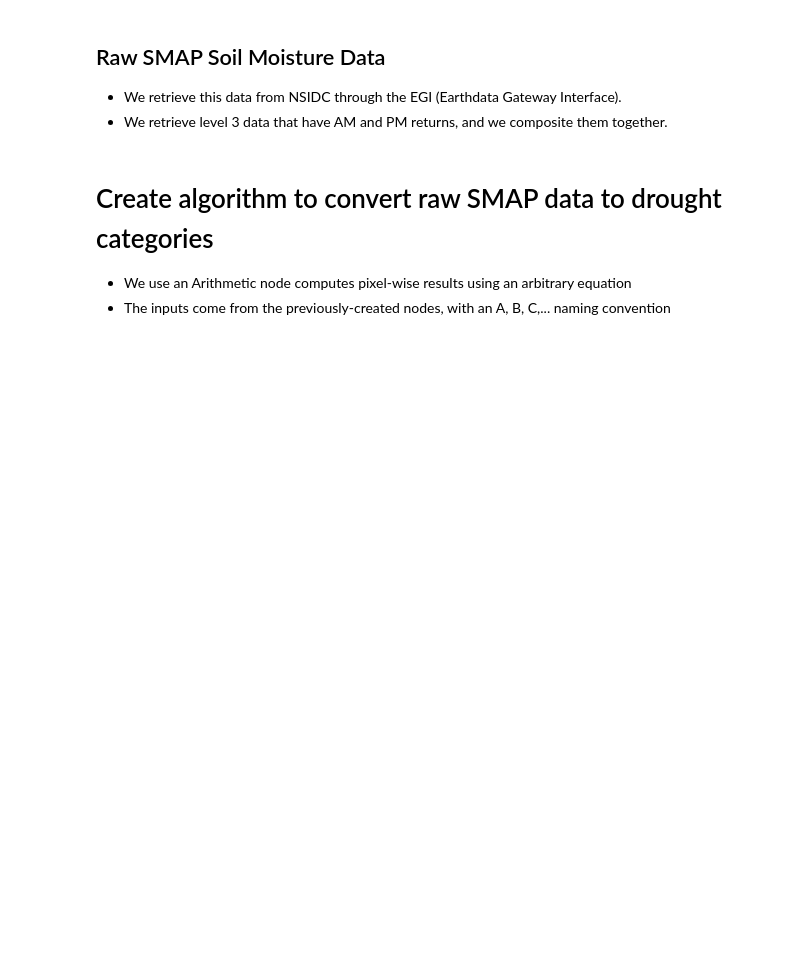
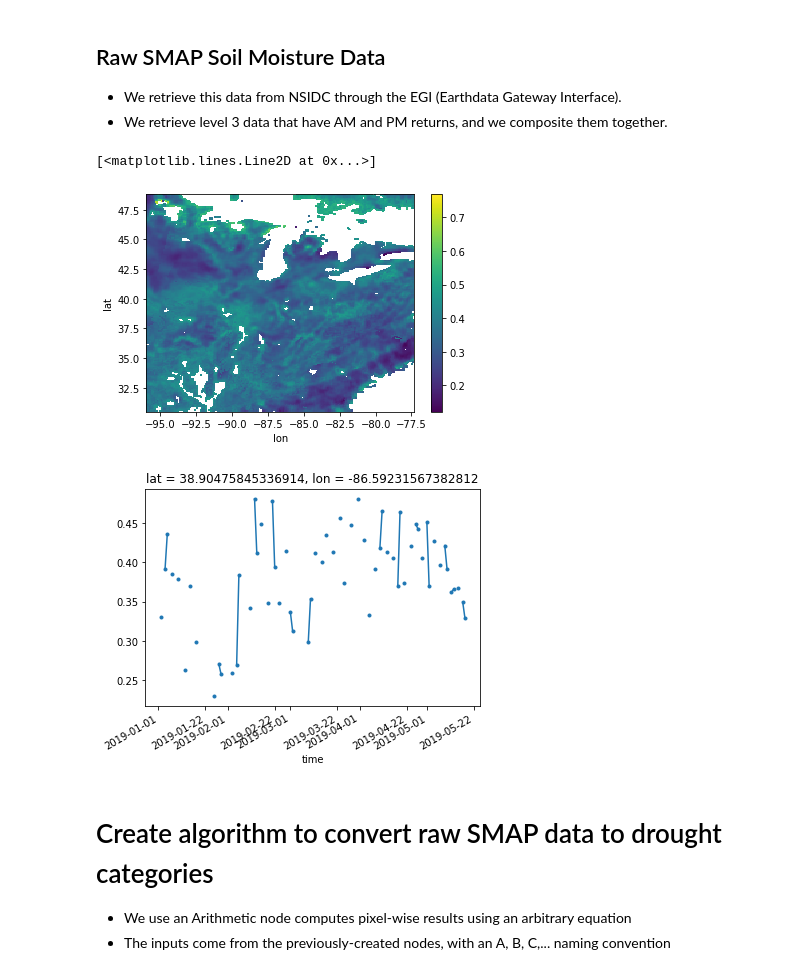
Before and after one commit to creare-com/podpac-drought-monitor, a Jupyter notebook: notebooks/new/Drought-Monitor-Pipeline.ipynb, the cells around one changed output. Drawn from its saved outputs; the diff is of its cells as text; code cells hidden in the pictures; blank space fills up the shorter version.

```diff
--- a/notebooks/new/Drought-Monitor-Pipeline.ipynb
+++ b/notebooks/new/Drought-Monitor-Pipeline.ipynb
@@ -96,3 +100,15 @@ smap = podpac.compositor.OrderedCompositor(sources=[smap_e_am,
+# %%
+# Test
+o_smap = smap.eval(coords_space2)
+o_smap_e = smap_e_am.eval(coords_time2)
+# %%
+o_smap.plot()
+figure()
+o_smap_e.plot(marker='.')
+# %% [output]
+[<matplotlib.lines.Line2D at 0x...>]
+[figure, added]
+[figure, added]
 # %% [markdown]
 # Create algorithm to convert raw SMAP data to drought categories
 * We use an Arithmetic node computes pixel-wise results using an arbitrary equation
```
Also changed, not shown: parts of 31 cells of this notebook, 20 other files.
